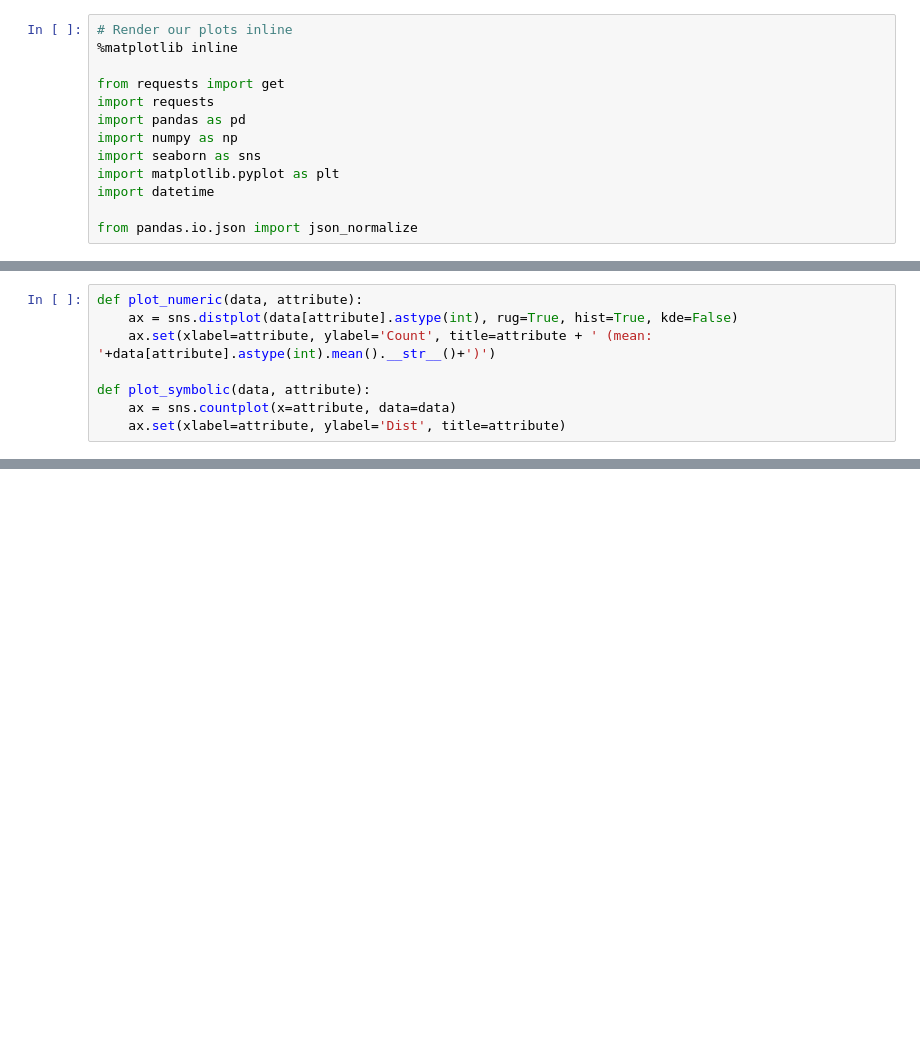
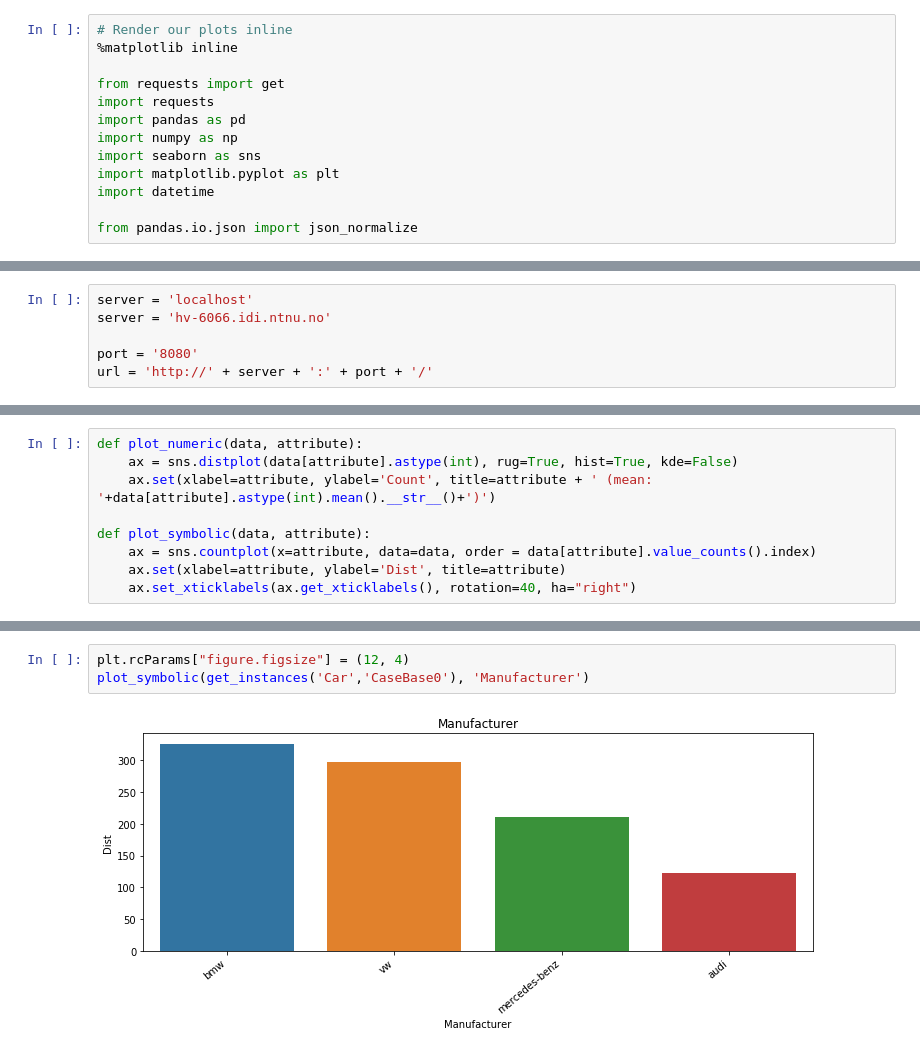
Before and after one commit to ntnu-ai-lab/mycbr-sample-python, a Jupyter notebook: QueryMyCBR.ipynb, the cells around one changed output, grey strips where cells are left out. Cells and saved outputs as stored; diff of their text form; blank space fills up the shorter version.

```diff
--- a/QueryMyCBR.ipynb
+++ b/QueryMyCBR.ipynb
@@ -17,0 +17,6 @@ url = 'http://localhost:8080/'
+# %%
+server = 'localhost'
+server = 'hv-6066.idi.ntnu.no'
+
+port = '8080'
+url = 'http://' + server + ':' + port + '/'
@@ -49,5 +68,6 @@ def plot_numeric(data, attribute):
     ax.set(xlabel=attribute, ylabel='Count', title=attribute + ' (mean: '+data[attribute].astype(int).mean().__str__()+')')
 
 def plot_symbolic(data, attribute):
-    ax = sns.countplot(x=attribute, data=data)
+    ax = sns.countplot(x=attribute, data=data, order = data[attribute].value_counts().index)
     ax.set(xlabel=attribute, ylabel='Dist', title=attribute)
+    ax.set_xticklabels(ax.get_xticklabels(), rotation=40, ha="right")
@@ -72,0 +121,5 @@ retrieve_k_sim('Car', 'CaseBase0', '441_audi', '5')
+# %%
+plt.rcParams["figure.figsize"] = (12, 4)
+plot_symbolic(get_instances('Car','CaseBase0'), 'Manufacturer')
+# %% [output]
+[figure, added]
```
Also changed, not shown: parts of 29 cells of this notebook.
